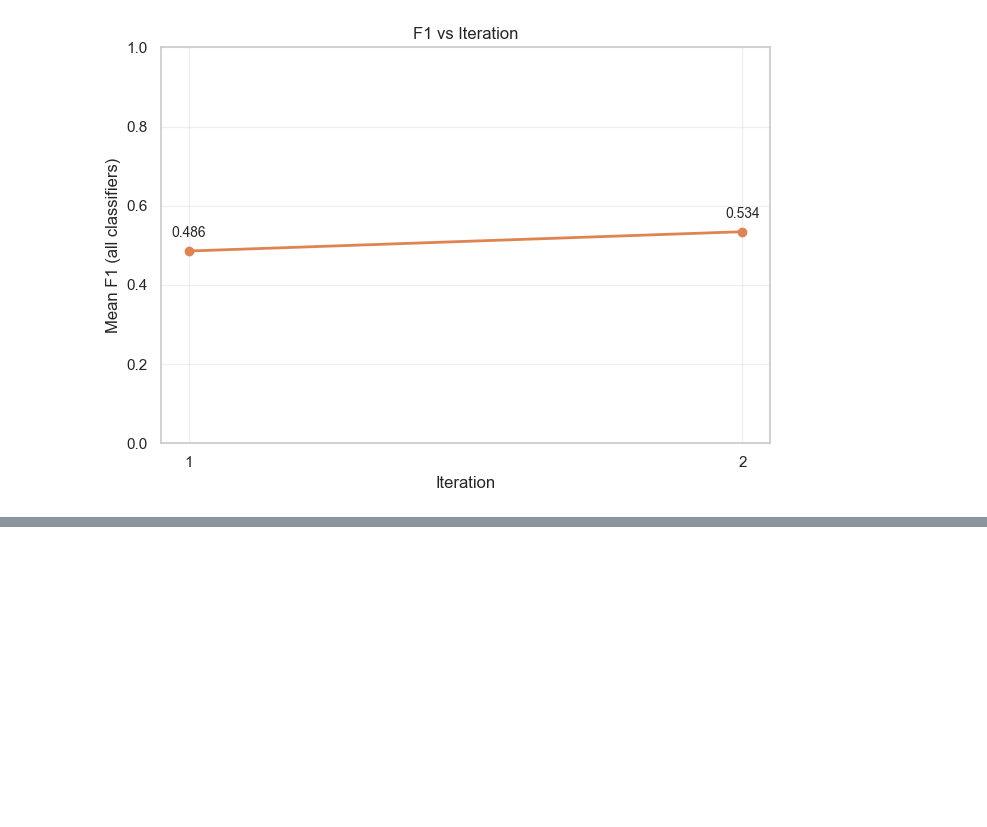
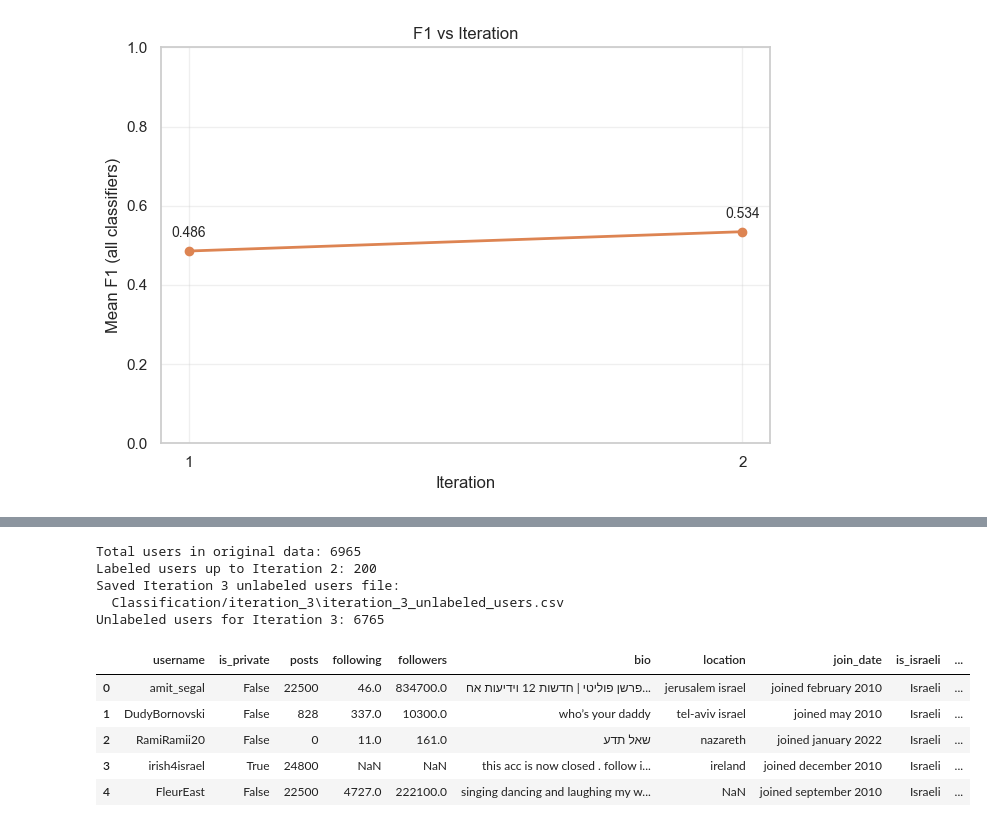
Before and after one commit to Matan2002/IsraelPOIs_ML_Project, a Jupyter notebook: Project.ipynb, the cells around one changed output, grey strips where cells are left out. Cells and saved outputs as stored; diff of their text form; code cells hidden in the pictures; blank space fills up the shorter version.

Commit message:
Add active learning iteration 3 results and start iteration 4

```diff
--- a/Project.ipynb
+++ b/Project.ipynb
@@ -2414,0 +2672,79 @@ Saved: Classification\iteration_2\f1_vs_iteration.png
+# %%
+# Step 6.6 - Prepare unlabeled users for Iteration 3
+
+import pandas as pd
+import os
+
+ITERATION = 3
+
+# Output directory for Iteration 3
+out_dir = "Classification/iteration_3"
+os.makedirs(out_dir, exist_ok=True)
+
+# Input files
+all_users_path = "Data/final_israeli_users.xlsx"
+iteration_2_consensus_path = "Classification/iteration_2/iteration_2_labels_consensus.csv"
+
+# Output file
+unlabeled_iter3_path = os.path.join(out_dir, f"iteration_{ITERATION}_unlabeled_users.csv")
+
+# Load all users
+df_users = pd.read_excel(all_users_path)
+df_users.columns = df_users.columns.str.strip()
+df_users["username"] = df_users["username"].astype(str).str.strip()
+
+# Load all labeled users up to Iteration 2
+df_labeled_until_iter2 = pd.read_csv(iteration_2_consensus_path)
+df_labeled_until_iter2.columns = df_labeled_until_iter2.columns.str.strip()
+df_labeled_until_iter2["username"] = df_labeled_until_iter2["username"].astype(str).str.strip()
+
+# Validate labeled data
+labeled_usernames = set(df_labeled_until_iter2["username"])
+
+print("Total users in original data:", len(df_users))
+print("Labeled users up to Iteration 2:", len(labeled_usernames))
+
+# Remove all users already labeled in Iteration 1 and Iteration 2
+df_unlabeled_iter3 = df_users[
+    ~df_users["username"].isin(labeled_usernames)
+].copy()
+
+# Safety checks
+overlap_count = df_unlabeled_iter3["username"].isin(labeled_usernames).sum()
+duplicate_count = df_unlabeled_iter3["username"].duplicated().sum()
+
+if overlap_count != 0:
+    raise ValueError(f"Overlap found: {overlap_count} already-labeled users still appear in Iteration 3 unlabeled data.")
+
+if duplicate_count != 0:
+    raise ValueError(f"Duplicate usernames found in Iteration 3 unlabeled data: {duplicate_count}")
+
+# Save safely
+if os.path.exists(unlabeled_iter3_path):
+    print("Iteration 3 unlabeled users file already exists - NOT overwriting:")
+    print(f"  {unlabeled_iter3_path}")
+    df_unlabeled_iter3 = pd.read_csv(unlabeled_iter3_path)
+else:
+    df_unlabeled_iter3.to_csv(
+        unlabeled_iter3_path,
+        index=False,
+        encoding="utf-8-sig"
+    )
+    print("Saved Iteration 3 unlabeled users file:")
+    print(f"  {unlabeled_iter3_path}")
+
+print("Unlabeled users for Iteration 3:", len(df_unlabeled_iter3))
+
+display(df_unlabeled_iter3.head())
+# %% [output]
+Total users in original data: 6965
+Labeled users up to Iteration 2: 200
+Saved Iteration 3 unlabeled users file:
+  Classification/iteration_3\iteration_3_unlabeled_users.csv
+Unlabeled users for Iteration 3: 6765
+|  | username | is_private | posts | following | followers | bio | location | join_date | is_israeli | ... |
+| 0 | amit_segal | False | 22500 | 46.0 | 834700.0 | פרשן פוליטי | חדשות 12 וידיעות אח... | jerusalem israel | joined february 2010 | Israeli | ... |
+| 1 | DudyBornovski | False | 828 | 337.0 | 10300.0 | who’s your daddy | tel-aviv israel | joined may 2010 | Israeli | ... |
+| 2 | RamiRamii20 | False | 0 | 11.0 | 161.0 | שאל תדע | nazareth | joined january 2022 | Israeli | ... |
+| 3 | irish4israel | True | 24800 | NaN | NaN | this acc is now closed . follow i... | ireland | joined december 2010 | Israeli | ... |
+| 4 | FleurEast | False | 22500 | 4727.0 | 222100.0 | singing dancing and laughing my w... | NaN | joined september 2010 | Israeli | ... |
```
Also changed, not shown: parts of 35 cells of this notebook, 20 other files.
